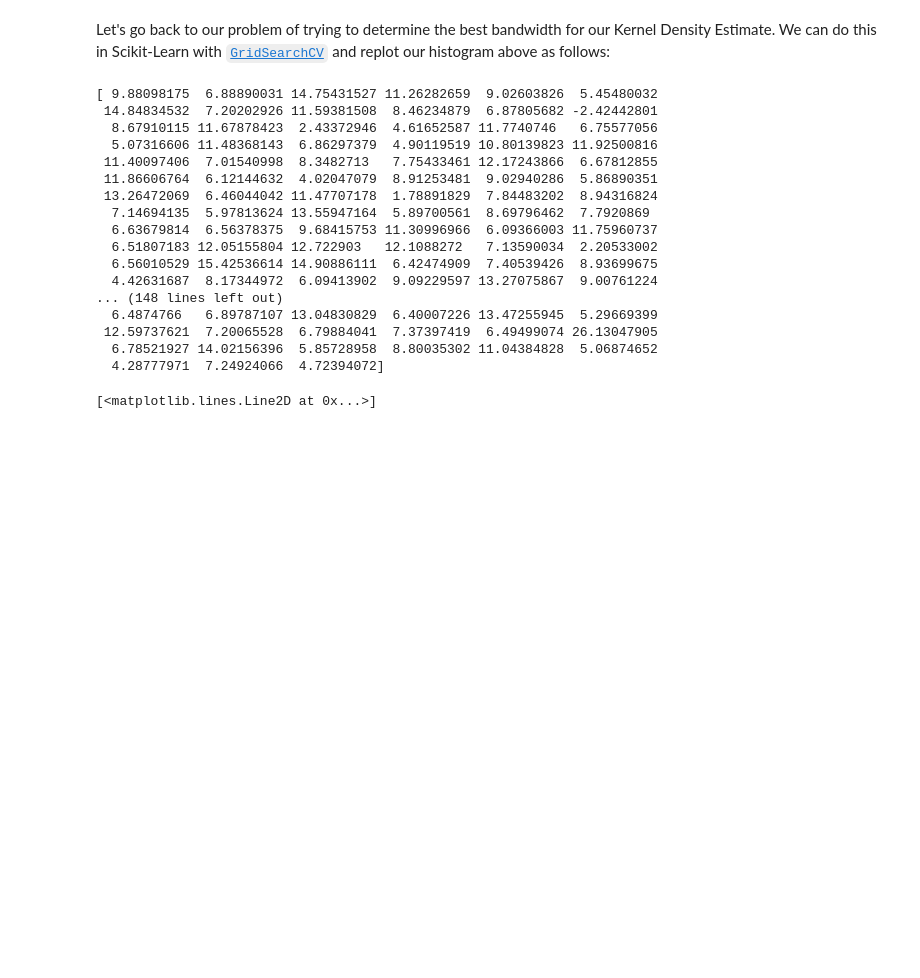
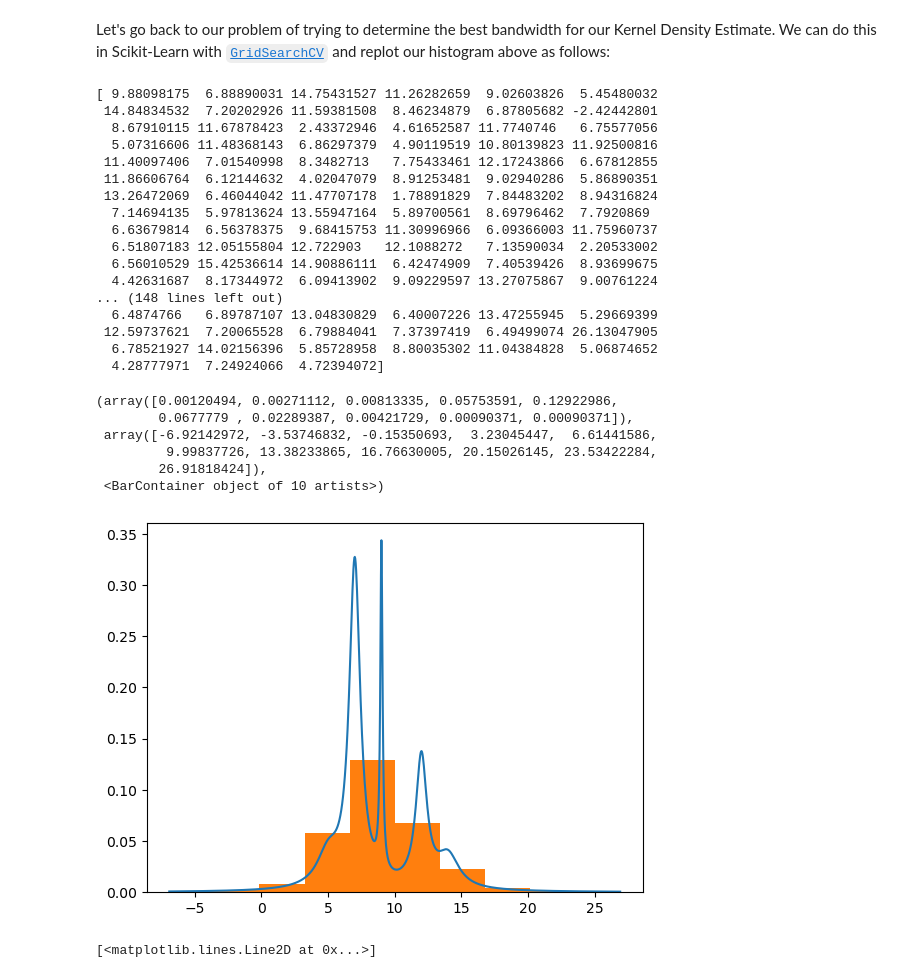
Before and after one commit to aadufour/astrostatistics_bicocca_2025, a Jupyter notebook: lectures/L14_clustering.ipynb, the cells around one changed output. Saved outputs shown, nothing was run; the diff lists cells and outputs as text; code cells hidden in the pictures; blank space fills up the shorter version.

```diff
--- a/lectures/L14_clustering.ipynb
+++ b/lectures/L14_clustering.ipynb
@@ -64,7 +64,7 @@ Let's go back to our problem of trying to determine the best bandwidth for our K
 # %%
 import numpy as np
 import scipy.stats as stats
-import pylab as plt
+import matplotlib.pyplot as plt
 
 
 np.random.seed(0)
@@ -74,33 +74,45 @@ mu_gamma_f = [(5, 1.0, 0.1),
               (9, 0.1, 0.1),
               (12, 0.5, 0.2),
               (14, 1.0, 0.1)]
 true_pdf = lambda x: sum([f * stats.cauchy(mu, gamma).pdf(x)
                           for (mu, gamma, f) in mu_gamma_f])
 x = np.concatenate([stats.cauchy(mu, gamma).rvs(int(f * N))
                     for (mu, gamma, f) in mu_gamma_f])
 np.random.shuffle(x)
 x = x[x > -10]
 x = x[x < 30]
 
 print(x)
+
+xgrid = np.linspace(np.min(x), np.max(x), 1000)
+plt.plot(xgrid, true_pdf(xgrid))
+
+plt.hist(x, density=True)
 # %% [output]
 [ 9.88098175  6.88890031 14.75431527 11.26282659  9.02603826  5.45480032
  14.84834532  7.20202926 11.59381508  8.46234879  6.87805682 -2.42442801
   8.67910115 11.67878423  2.43372946  4.61652587 11.7740746   6.75577056
   5.07316606 11.48368143  6.86297379  4.90119519 10.80139823 11.92500816
  11.40097406  7.01540998  8.3482713   7.75433461 12.17243866  6.67812855
  11.86606764  6.12144632  4.02047079  8.91253481  9.02940286  5.86890351
  13.26472069  6.46044042 11.47707178  1.78891829  7.84483202  8.94316824
   7.14694135  5.97813624 13.55947164  5.89700561  8.69796462  7.7920869
   6.63679814  6.56378375  9.68415753 11.30996966  6.09366003 11.75960737
   6.51807183 12.05155804 12.722903   12.1088272   7.13590034  2.20533002
   6.56010529 15.42536614 14.90886111  6.42474909  7.40539426  8.93699675
   4.42631687  8.17344972  6.09413902  9.09229597 13.27075867  9.00761224
 ... (148 lines left out)
   6.4874766   6.89787107 13.04830829  6.40007226 13.47255945  5.29669399
  12.59737621  7.20065528  6.79884041  7.37397419  6.49499074 26.13047905
   6.78521927 14.02156396  5.85728958  8.80035302 11.04384828  5.06874652
   4.28777971  7.24924066  4.72394072]
+(array([0.00120494, 0.00271112, 0.00813335, 0.05753591, 0.12922986,
+        0.0677779 , 0.02289387, 0.00421729, 0.00090371, 0.00090371]),
+ array([-6.92142972, -3.53746832, -0.15350693,  3.23045447,  6.61441586,
+         9.99837726, 13.38233865, 16.76630005, 20.15026145, 23.53422284,
+        26.91818424]),
+ <BarContainer object of 10 artists>)
+[figure, added]
 # %%
 from sklearn.neighbors import KernelDensity
 
```
Also changed, not shown: parts of 6 cells of this notebook, 1 other file.
